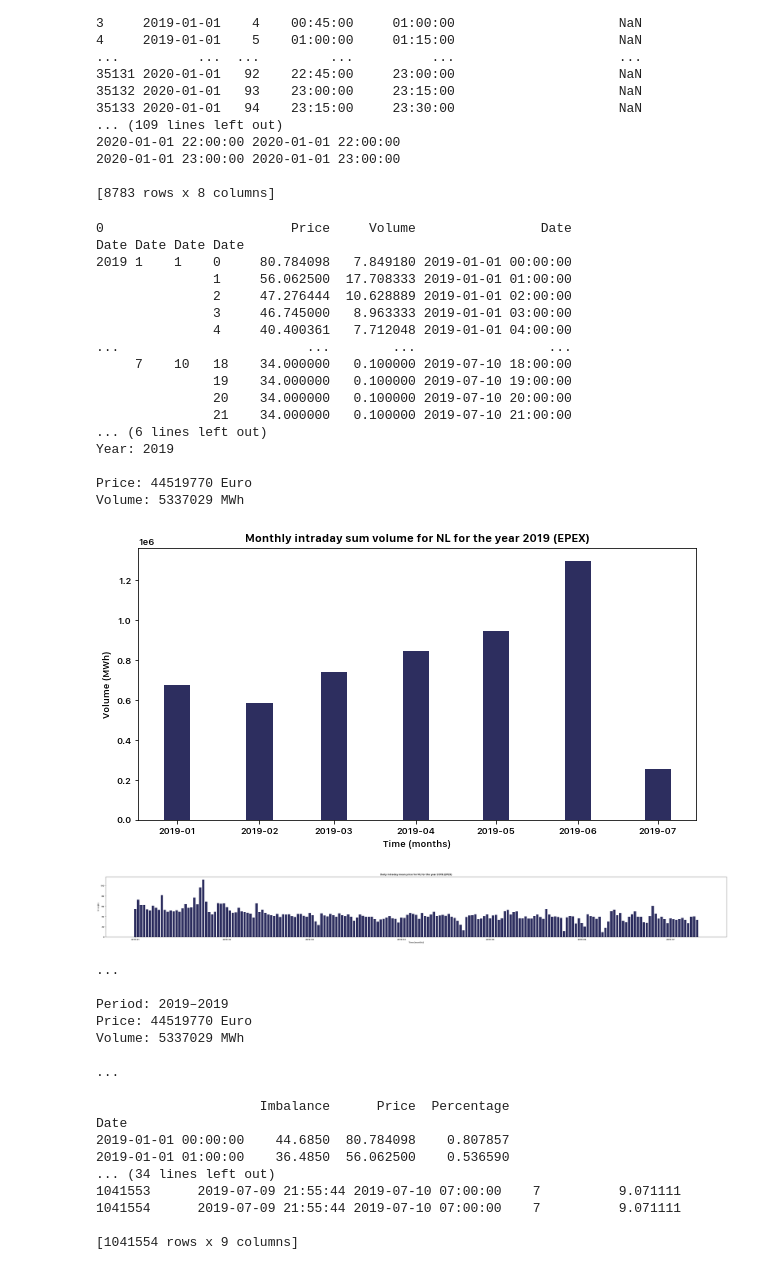
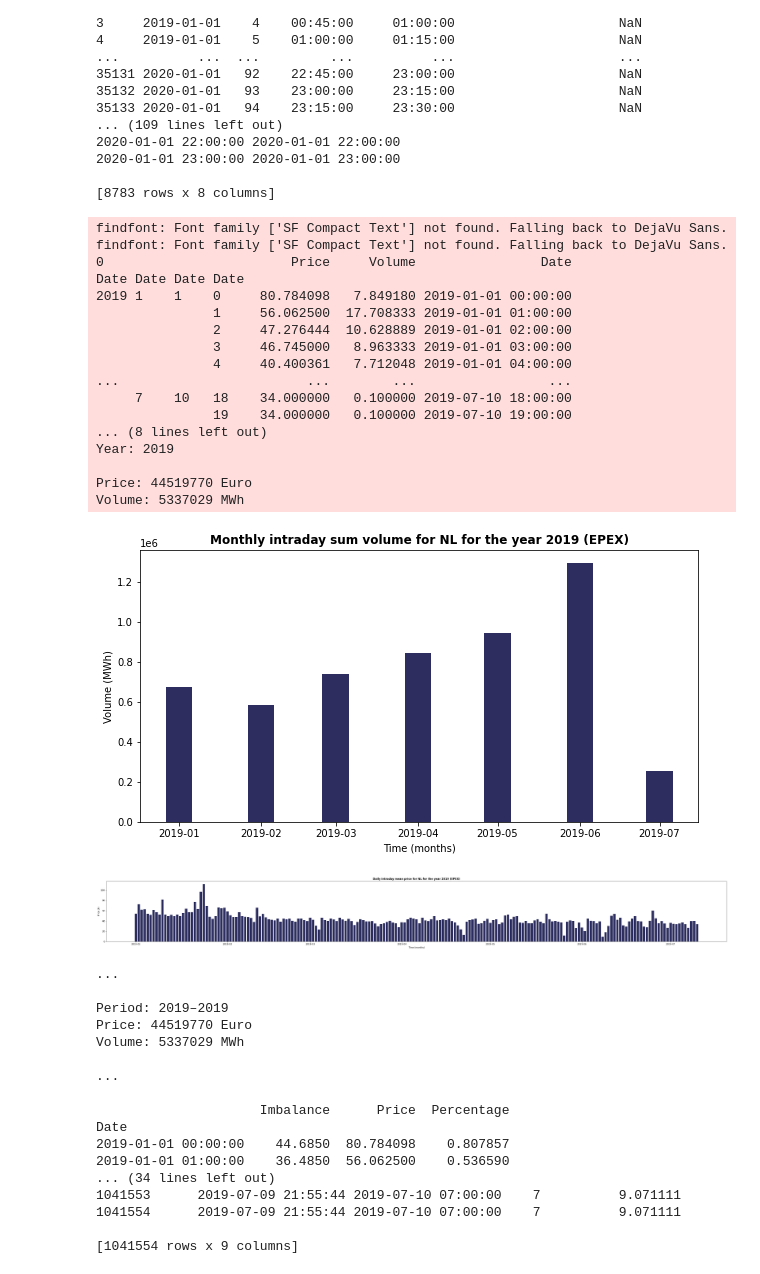
Before and after one commit to timovijn/ElectricityPriceForecasting, a Jupyter notebook: epex/epex.ipynb, the cells around one changed output. Drawn from its saved outputs; the diff is of its cells as text; code cells hidden in the pictures.

```diff
--- a/epex/epex.ipynb
+++ b/epex/epex.ipynb
@@ -115,7 +120,7 @@ Export_01-01-2019_01-01-2020.xls
 
 [8783 rows x 8 columns]
 # %%
-years = ['2006','2007','2008','2009','2010','2011','2012','2013','2014','2015','2016','2017','2018','2019']
+# years = ['2006','2007','2008','2009','2010','2011','2012','2013','2014','2015','2016','2017','2018','2019']
 years = ['2019']
 country = 'NL'
 
@@ -197,37 +202,37 @@ print(colored(f'Period: {years[0]}–{years[-1]}', 'blue'))
 print(colored(f'Price: {int(round(sum(price)))} Euro', 'blue'))
 print(colored(f'Volume: {int(round(sum(volume)))} MWh', 'blue'))
 print('')
 print(colored('...','white'))
 print('')
 
 big_df = big_df.merge(df_group3['Price'], how='outer', left_index=True, right_index=True)
 big_df['Percentage'] = np.divide(np.subtract(big_df['Price'], big_df['Imbalance']), big_df['Imbalance'])
 print(big_df)
 
 df['Time to delivery'] = df['Date'] - df['Creation timestamp (GMT)']
 df['Time to delivery'] = df['Time to delivery'] / np.timedelta64(1, 'h')
 # df['Time to delivery'] = (df['Date'] - df['Creation timestamp (GMT)']).astype('timedelta64[h]')
 original_dates = df
 print(original_dates)
 # %% [output]
+findfont: Font family ['SF Compact Text'] not found. Falling back to DejaVu Sans.
+findfont: Font family ['SF Compact Text'] not found. Falling back to DejaVu Sans.
 0                        Price     Volume                Date
 Date Date Date Date
 2019 1    1    0     80.784098   7.849180 2019-01-01 00:00:00
                1     56.062500  17.708333 2019-01-01 01:00:00
                2     47.276444  10.628889 2019-01-01 02:00:00
                3     46.745000   8.963333 2019-01-01 03:00:00
                4     40.400361   7.712048 2019-01-01 04:00:00
 ...                        ...        ...                 ...
      7    10   18    34.000000   0.100000 2019-07-10 18:00:00
                19    34.000000   0.100000 2019-07-10 19:00:00
-               20    34.000000   0.100000 2019-07-10 20:00:00
-               21    34.000000   0.100000 2019-07-10 21:00:00
-... (6 lines left out)
+... (8 lines left out)
 Year: 2019
 
 Price: 44519770 Euro
 Volume: 5337029 MWh
-[figure, old version]
+[figure, new version]
 [figure]
 ...
 
```
Also changed, not shown: parts of 5 cells of this notebook.
